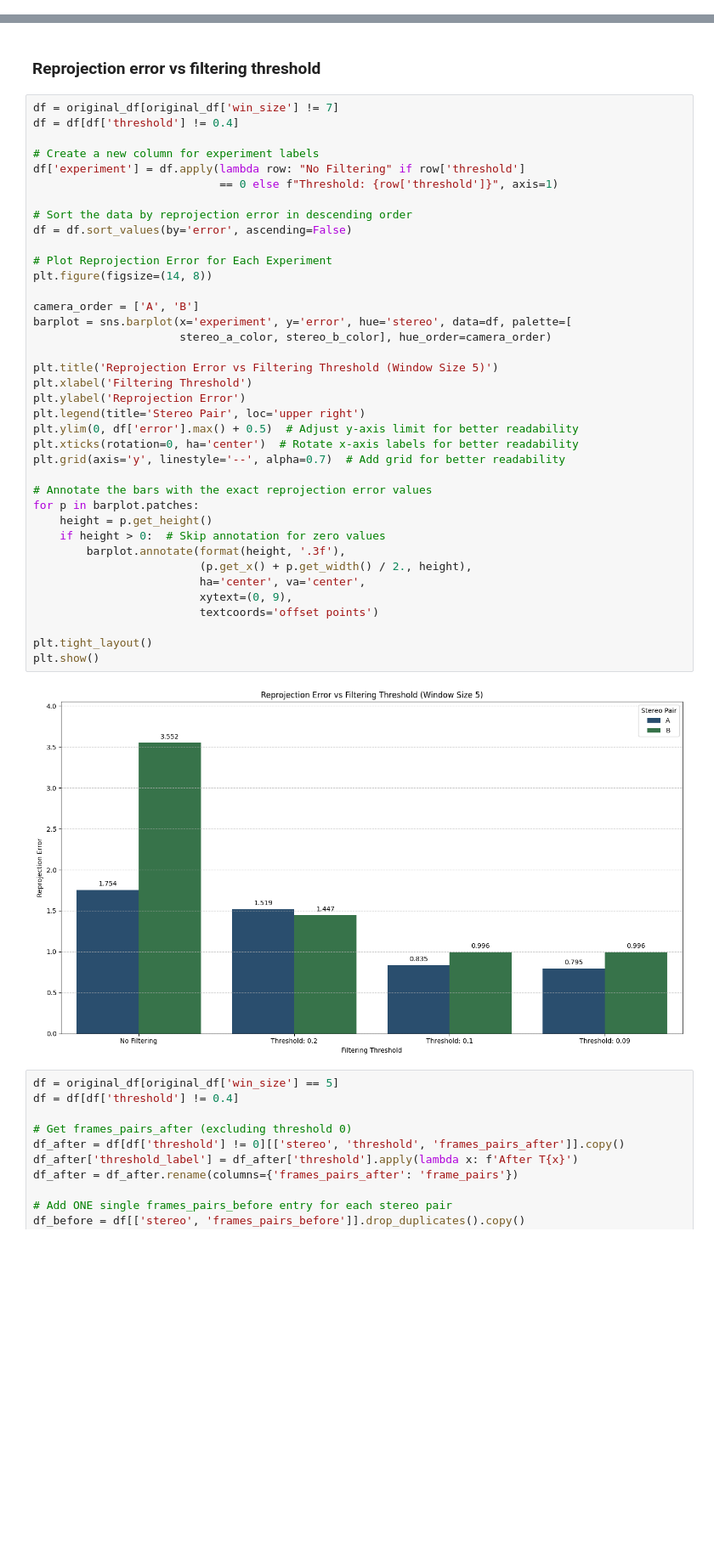
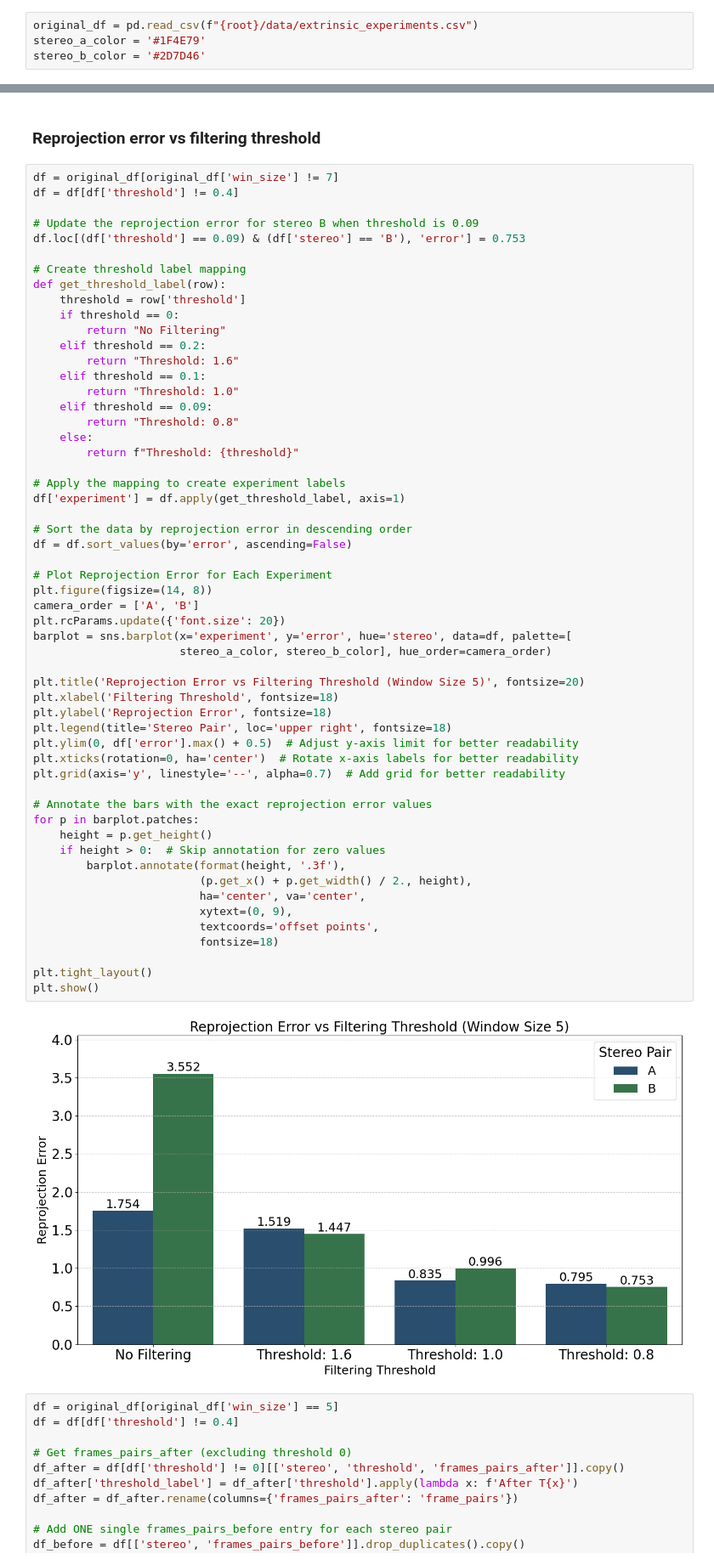
Before and after one commit to damianstone/cv-calibration-triangulation, a Jupyter notebook: report/extrinsic_results.ipynb, the cells around one changed output, grey strips where cells are left out. Shown at 85% size. Drawn from its saved outputs; the diff is of its cells as text; blank space fills up the shorter version.

```diff
--- a/report/extrinsic_results.ipynb
+++ b/report/extrinsic_results.ipynb
@@ -125,0 +113,4 @@ stereo_b_color = '#2D7D46'
+# %%
+original_df = pd.read_csv(f"{root}/data/extrinsic_experiments.csv")
+stereo_a_color = '#1F4E79'
+stereo_b_color = '#2D7D46'
@@ -167,43 +160,60 @@ plt.show()
 # %%
 df = original_df[original_df['win_size'] != 7]
 df = df[df['threshold'] != 0.4]
 
-# Create a new column for experiment labels
-df['experiment'] = df.apply(lambda row: "No Filtering" if row['threshold']
-                            == 0 else f"Threshold: {row['threshold']}", axis=1)
+# Update the reprojection error for stereo B when threshold is 0.09
+df.loc[(df['threshold'] == 0.09) & (df['stereo'] == 'B'), 'error'] = 0.753
+
+# Create threshold label mapping
+def get_threshold_label(row):
+    threshold = row['threshold']
+    if threshold == 0:
+        return "No Filtering"
+    elif threshold == 0.2:
+        return "Threshold: 1.6"
+    elif threshold == 0.1:
+        return "Threshold: 1.0"
+    elif threshold == 0.09:
+        return "Threshold: 0.8"
+    else:
+        return f"Threshold: {threshold}"
+
+# Apply the mapping to create experiment labels
+df['experiment'] = df.apply(get_threshold_label, axis=1)
 
 # Sort the data by reprojection error in descending order
 df = df.sort_values(by='error', ascending=False)
 
 # Plot Reprojection Error for Each Experiment
 plt.figure(figsize=(14, 8))
-
 camera_order = ['A', 'B']
+plt.rcParams.update({'font.size': 20})
 barplot = sns.barplot(x='experiment', y='error', hue='stereo', data=df, palette=[
                       stereo_a_color, stereo_b_color], hue_order=camera_order)
 
-plt.title('Reprojection Error vs Filtering Threshold (Window Size 5)')
-plt.xlabel('Filtering Threshold')
-plt.ylabel('Reprojection Error')
-plt.legend(title='Stereo Pair', loc='upper right')
+plt.title('Reprojection Error vs Filtering Threshold (Window Size 5)', fontsize=20)
+plt.xlabel('Filtering Threshold', fontsize=18)
+plt.ylabel('Reprojection Error', fontsize=18)
+plt.legend(title='Stereo Pair', loc='upper right', fontsize=18)
 plt.ylim(0, df['error'].max() + 0.5)  # Adjust y-axis limit for better readability
 plt.xticks(rotation=0, ha='center')  # Rotate x-axis labels for better readability
 plt.grid(axis='y', linestyle='--', alpha=0.7)  # Add grid for better readability
 
 # Annotate the bars with the exact reprojection error values
 for p in barplot.patches:
     height = p.get_height()
     if height > 0:  # Skip annotation for zero values
         barplot.annotate(format(height, '.3f'),
                          (p.get_x() + p.get_width() / 2., height),
                          ha='center', va='center',
                          xytext=(0, 9),
-                         textcoords='offset points')
+                         textcoords='offset points',
+                         fontsize=18)
 
 plt.tight_layout()
 plt.show()
 # %% [output]
-[figure, old version]
+[figure, new version]
 # %%
 df = original_df[original_df['win_size'] == 5]
 df = df[df['threshold'] != 0.4]
```
Also changed, not shown: parts of 11 cells of this notebook, 11 other files.
